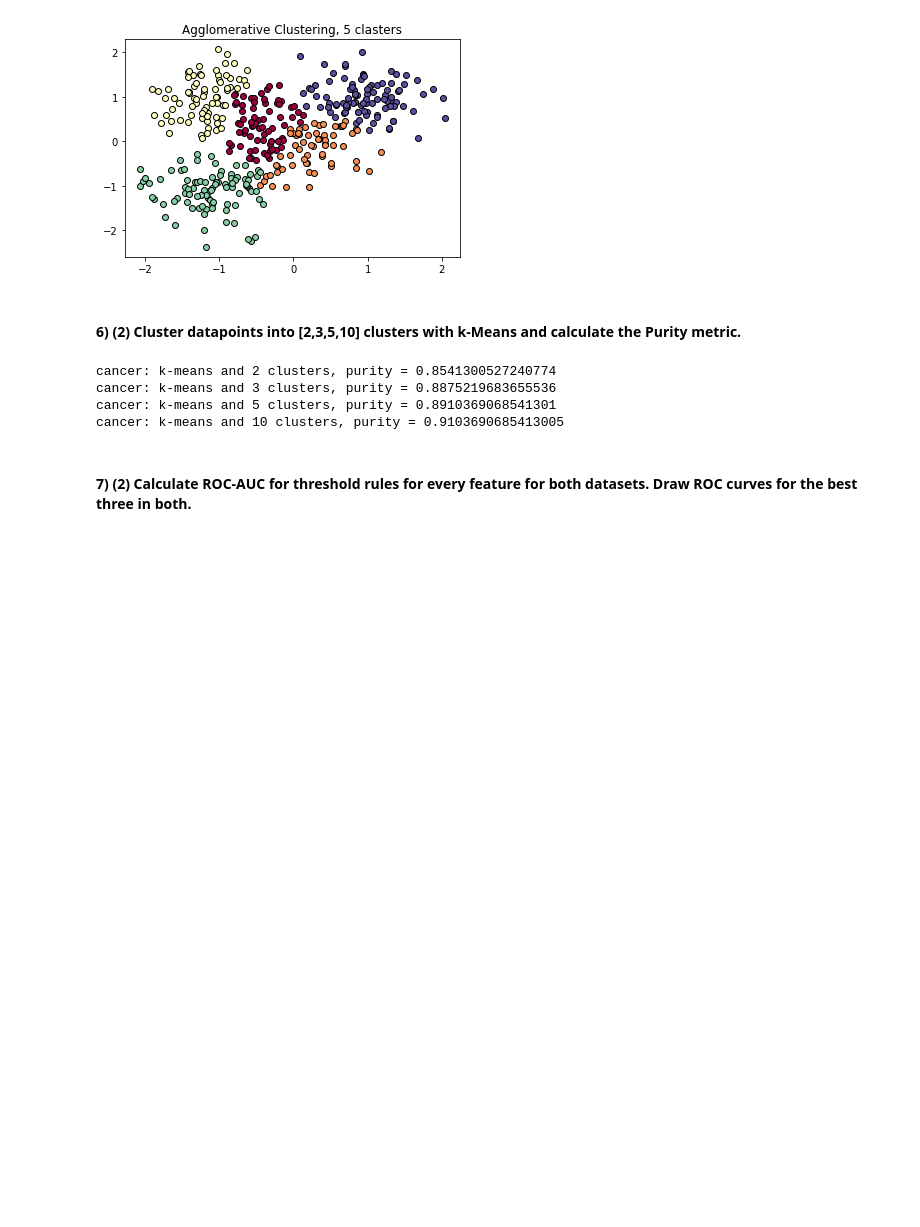
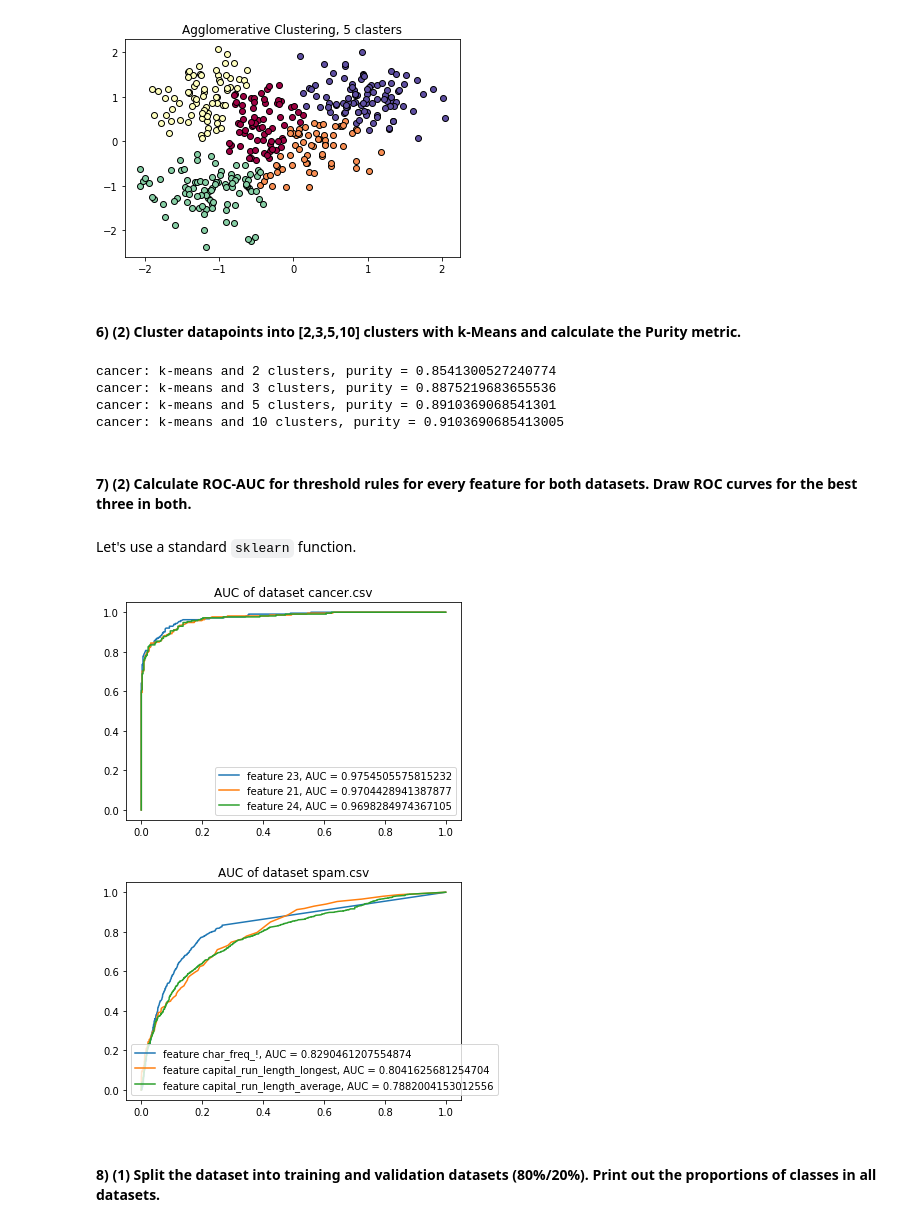
Before and after one commit to Igor-Tukh/machine-learning-hse, a Jupyter notebook: hw01/hw01.ipynb, the cells around one changed output. Drawn from its saved outputs; the diff is of its cells as text; code cells hidden in the pictures; blank space fills up the shorter version.

```diff
--- a/hw01/hw01.ipynb
+++ b/hw01/hw01.ipynb
@@ -407,3 +408,33 @@ cancer: k-means and 5 clusters, purity = 0.8910369068541301
 cancer: k-means and 10 clusters, purity = 0.9103690685413005
 # %% [markdown]
 #### 7) (2) Calculate ROC-AUC for threshold rules for every feature for both datasets. Draw ROC curves for the best three in both.
+# %% [markdown]
+Let's use a standard `sklearn` function.
+# %%
+def get_rocs(labels, points, pos_label):
+    rocs = []
+    for feature in points.columns:
+        scores = points[feature].to_numpy()
+        fpr, tpr, thresholds = roc_curve(labels, scores, pos_label=pos_label)
+        auc = np.trapz(x=fpr, y=tpr)
+        rocs.append((auc, fpr, tpr, feature))
+    rocs.sort(key=lambda val: val[0], reverse=True)
+    return rocs
+# %%
+def plot_roc(rocs, dataset):
+    plt.clf()
+    for auc, fpr, tpr, feature in rocs:
+        plt.plot(fpr, tpr, label='feature {}, AUC = {}'.format(feature, auc))
+    plt.title('AUC of dataset {}'.format(dataset))
+    plt.legend()
+    plt.show()
+# %%
+for dataset, pos_label in zip(DATASETS[:2], ['M', 1]):
+    dataset_path = os.path.join(DATASETS_DIR, dataset)
+    labels, points = load_csv_dataset(dataset_path)
+    plot_roc(get_rocs(labels, points, pos_label)[:3], dataset)
+# %% [output]
+[figure, added]
+[figure, added]
+# %% [markdown]
+#### 8) (1) Split the dataset into training and validation datasets (80%/20%). Print out the proportions of classes in all datasets.
```
Also changed, not shown: parts of 4 cells of this notebook.
